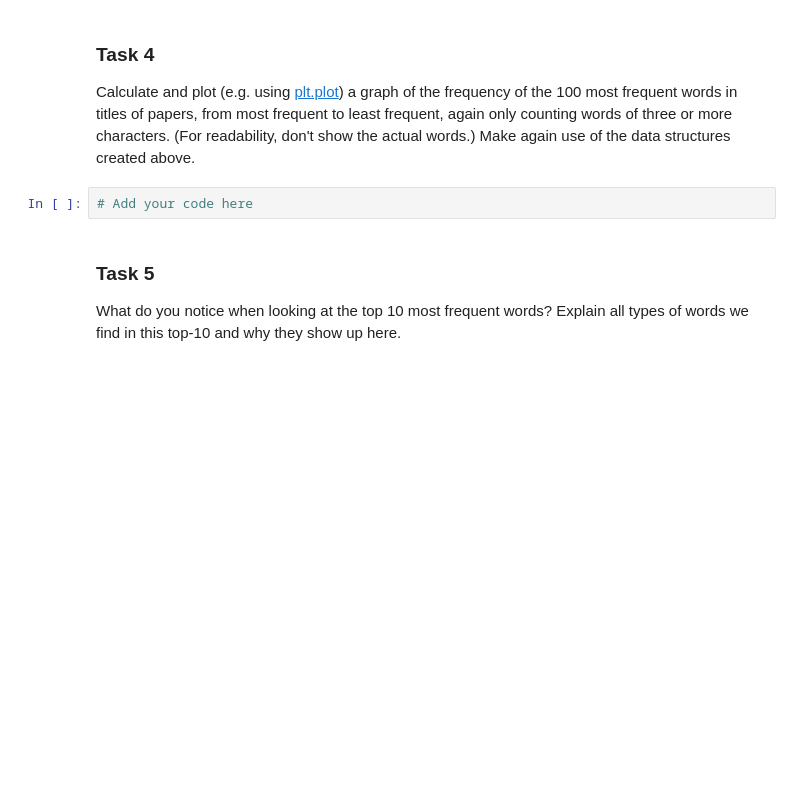
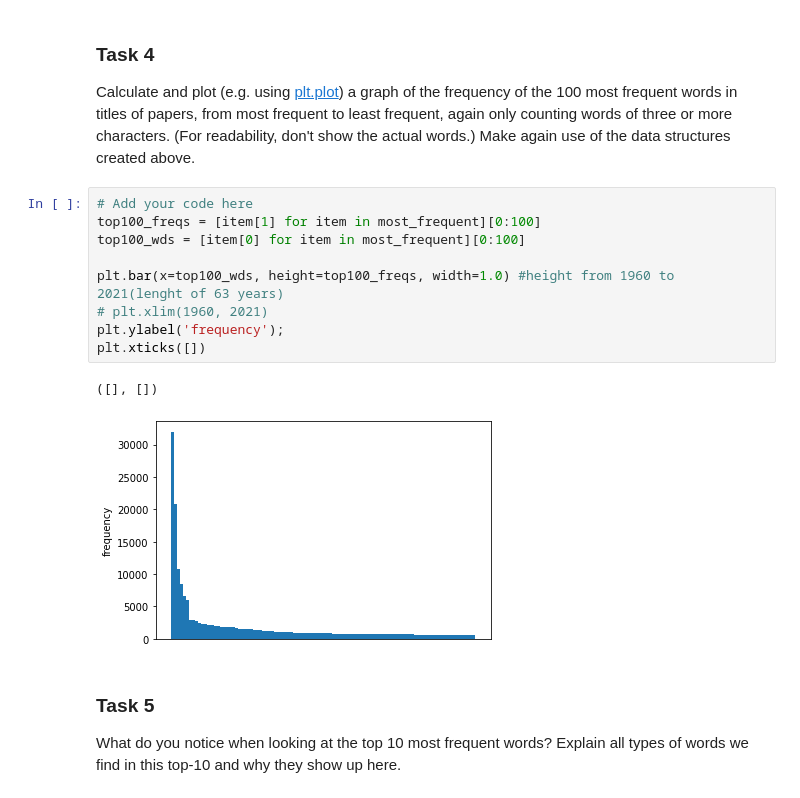
Before and after one commit to bang-a-coder/information-retrieval-ass, a Jupyter notebook: 01_inspecting.ipynb, the cells around one changed output. Drawn from its saved outputs; the diff is of its cells as text; blank space fills up the shorter version.

Commit message:
freq graph

```diff
--- a/01_inspecting.ipynb
+++ b/01_inspecting.ipynb
@@ -234,8 +234,18 @@ most_frequent[0:10]
 ### Task 4
 
 Calculate and plot (e.g. using [plt.plot](http://matplotlib.org/api/pyplot_api.html#matplotlib.pyplot.plot)) a graph of the frequency of the 100 most frequent words in titles of papers, from most frequent to least frequent, again only counting words of three or more characters. (For readability, don't show the actual words.) Make again use of the data structures created above.
-# %%
-# Add your code here
+# %%
+# Add your code here
+top100_freqs = [item[1] for item in most_frequent][0:100]
+top100_wds = [item[0] for item in most_frequent][0:100]
+
+plt.bar(x=top100_wds, height=top100_freqs, width=1.0) #height from 1960 to 2021(lenght of 63 years)
+# plt.xlim(1960, 2021)
+plt.ylabel('frequency');
+plt.xticks([])
+# %% [output]
+([], [])
+[figure, added]
 # %% [markdown]
 ### Task 5
 
```
